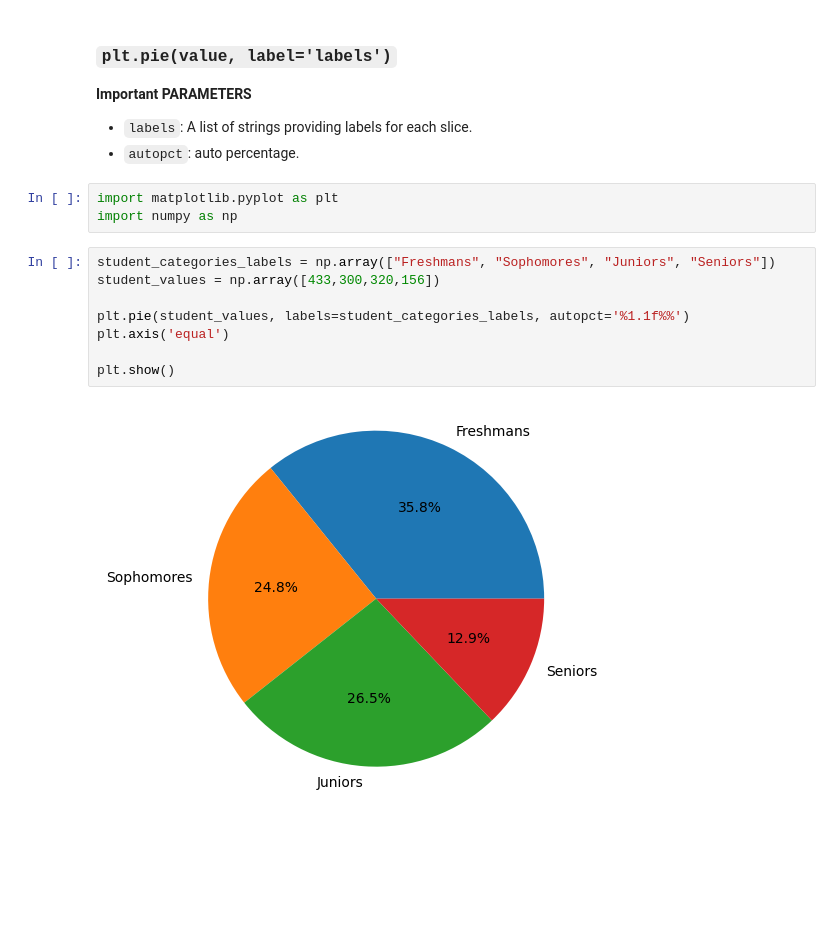
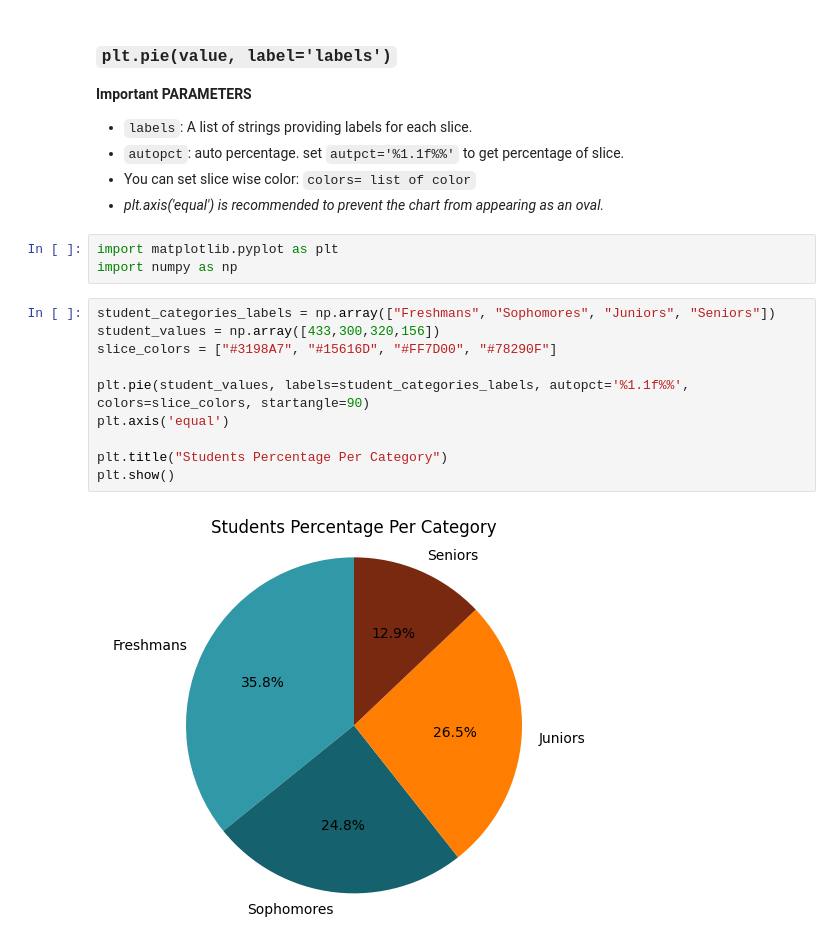
Before and after one commit to MoeedKhan-AMK/Matplotlib, a Jupyter notebook: code/pie_charts.ipynb, the cells around one changed output. Cells and saved outputs as stored; diff of their text form; blank space fills up the shorter version.

Commit message:
Pie Chart Parameters in Matplotlib updated

```diff
--- a/code/pie_charts.ipynb
+++ b/code/pie_charts.ipynb
@@ -8,17 +8,21 @@
 ### `plt.pie(value, label='labels')`
 **Important PARAMETERS**
 - `labels`: A list of strings providing labels for each slice.
-- `autopct`: auto percentage.
+- `autopct`: auto percentage. set `autpct='%1.1f%%'` to get percentage of slice.
+-  You can set slice wise color: `colors= list of color`
+- *plt.axis('equal') is recommended to prevent the chart from appearing as an oval.*
 # %%
 import matplotlib.pyplot as plt
 import numpy as np
 # %%
 student_categories_labels = np.array(["Freshmans", "Sophomores", "Juniors", "Seniors"])
 student_values = np.array([433,300,320,156])
+slice_colors = ["#3198A7", "#15616D", "#FF7D00", "#78290F"]
 
-plt.pie(student_values, labels=student_categories_labels, autopct='%1.1f%%')
+plt.pie(student_values, labels=student_categories_labels, autopct='%1.1f%%', colors=slice_colors, startangle=90)
 plt.axis('equal')
 
+plt.title("Students Percentage Per Category")
 plt.show()
 # %% [output]
-[figure, old version]
+[figure, new version]
```
Also changed, not shown: parts of 6 cells of this notebook.
